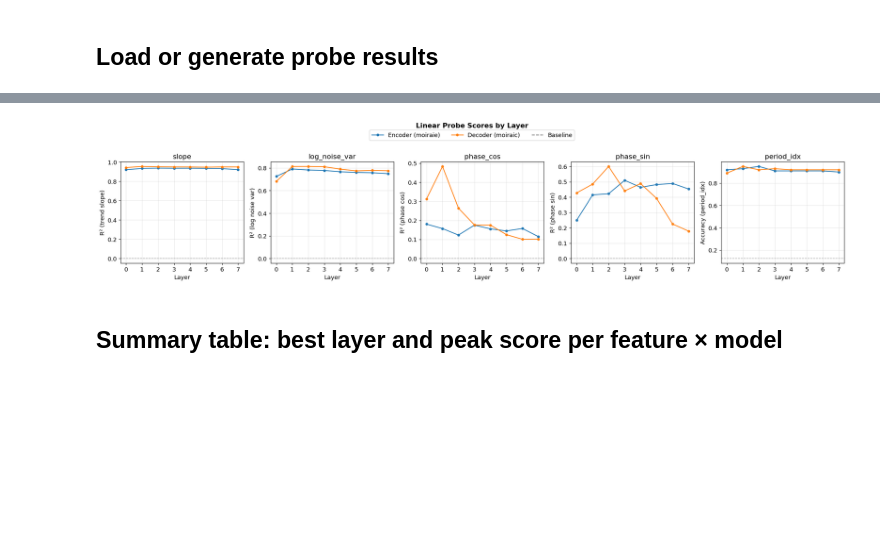
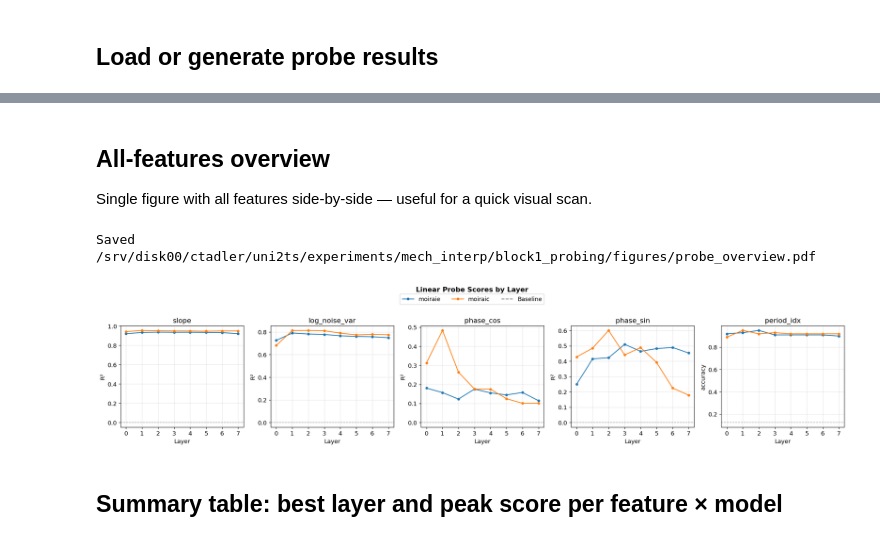
Before and after one commit to Coaster41/uni2ts, a Jupyter notebook: experiments/mech_interp/block1_probing/probe_eval.ipynb, the cells around one changed output, grey strips where cells are left out. Cells and saved outputs as stored; diff of their text form; code cells hidden in the pictures; blank space fills up the shorter version.

```diff
--- a/experiments/mech_interp/block1_probing/probe_eval.ipynb
+++ b/experiments/mech_interp/block1_probing/probe_eval.ipynb
@@ -26,4 +30,5 @@ python -m experiments.mech_interp.block1_probing.train_probes \
 # %%
+import glob
 import json
 import os
 import sys
@@ -31,7 +36,6 @@ import sys
 import matplotlib.pyplot as plt
 import numpy as np
 import pandas as pd
-import torch
 from matplotlib.lines import Line2D
 from sklearn.decomposition import PCA
 
@@ -49,12 +53,12 @@ from experiments.mech_interp.block1_probing.train_probes import (
 
 plt.rcParams.update({'figure.dpi': 120, 'font.size': 11})
 
-RESULTS_DIR = os.path.join(os.path.dirname(os.path.abspath('__file__')), 'results')
-MOIRAIE_JSON = os.path.join(RESULTS_DIR, 'moiraie.json')
-MOIRAIC_JSON = os.path.join(RESULTS_DIR, 'moiraic.json')
+# ── Paths ─────────────────────────────────────────────────────────────────────
+NOTEBOOK_DIR = os.path.dirname(os.path.abspath('__file__'))
+RESULTS_DIR = os.path.join(NOTEBOOK_DIR, 'results')
+FIGURES_DIR = os.path.join(NOTEBOOK_DIR, 'figures')
+os.makedirs(FIGURES_DIR, exist_ok=True)
 
-print(f"Results dir: {RESULTS_DIR}")
-print(f"moiraie.json exists: {os.path.exists(MOIRAIE_JSON)}")
-print(f"moiraic.json exists: {os.path.exists(MOIRAIC_JSON)}")
-device = 'cuda:7'
+print(f"Results dir : {RESULTS_DIR}")
+print(f"Figures dir : {FIGURES_DIR}")
 # %% [output]
@@ -133,60 +221,45 @@ Features: ['slope', 'log_noise_var', 'phase_cos', 'phase_sin', 'period_idx']
+# %% [markdown]
+## All-features overview
+
+Single figure with all features side-by-side — useful for a quick visual scan.
 # %%
-# Baselines
-BASELINES = {
-    'slope': 0.0,
-    'log_noise_var': 0.0,
-    'phase_cos': 0.0,
-    'phase_sin': 0.0,
-    'period_idx': 1.0 / 8,  # 8-class chance accuracy
-}
-
-SCORE_LABELS = {
-    'slope': 'R² (trend slope)',
-    'log_noise_var': 'R² (log noise var)',
-    'phase_cos': 'R² (phase cos)',
-    'phase_sin': 'R² (phase sin)',
-    'period_idx': 'Accuracy (period_idx)',
-}
-
-MODEL_COLORS = {'moiraie': 'tab:blue', 'moiraic': 'tab:orange'}
-MODEL_LABELS = {'moiraie': 'Encoder (moiraie)', 'moiraic': 'Decoder (moiraic)'}
-
-all_features = REGRESSION_FEATURES + CLASSIFICATION_FEATURES
-layers = list(range(num_layers))
-
 fig, axes = plt.subplots(1, len(all_features), figsize=(4 * len(all_features), 4), sharey=False)
 if len(all_features) == 1:
     axes = [axes]
 
 for ax, feature in zip(axes, all_features):
-    baseline = BASELINES.get(feature, 0.0)
-    ax.axhline(baseline, color='gray', linestyle='--', linewidth=1, alpha=0.7, label='Baseline')
-
-    for model_name, model_results in results.items():
+    meta = feature_meta.get(feature, {'type': 'regression', 'baseline': 0.0, 'metric': 'R²'})
+    ax.axhline(meta['baseline'], color='gray', linestyle='--', linewidth=1, alpha=0.7)
+    for model_name in model_names:
+        model_results = results[model_name]
         if feature not in model_results:
             continue
-        scores = [model_results[feature][l] for l in layers]
+        scores = [model_results[feature].get(l, float('nan')) for l in layers]
         ax.plot(layers, scores, marker='o', markersize=4,
-                color=MODEL_COLORS[model_name], label=MODEL_LABELS[model_name])
-
+                color=model_colors[model_name], label=model_name)
     ax.set_xlabel('Layer')
-    ax.set_ylabel(SCORE_LABELS.get(feature, feature))
+    ax.set_ylabel(meta['metric'])
     ax.set_title(feature)
     ax.set_xticks(layers)
     ax.grid(True, alpha=0.3)
 
-# Shared legend
 legend_elements = [
-    Line2D([0], [0], color=MODEL_COLORS['moiraie'], marker='o', markersize=4, label=MODEL_LABELS['moiraie']),
-    Line2D([0], [0], color=MODEL_COLORS['moiraic'], marker='o', markersize=4, label=MODEL_LABELS['moiraic']),
-    Line2D([0], [0], color='gray', linestyle='--', label='Baseline'),
-]
-fig.legend(handles=legend_elements, loc='upper center', ncol=3, bbox_to_anchor=(0.5, 1.05))
+    Line2D([0], [0], color=model_colors[n], marker='o', markersize=4, label=n)
+    for n in model_names
+] + [Line2D([0], [0], color='gray', linestyle='--', label='Baseline')]
+fig.legend(handles=legend_elements, loc='upper center', ncol=len(model_names) + 1,
+           bbox_to_anchor=(0.5, 1.05))
 fig.suptitle('Linear Probe Scores by Layer', y=1.08, fontsize=13, fontweight='bold')
 plt.tight_layout()
+
+overview_path = os.path.join(FIGURES_DIR, 'probe_overview.pdf')
+fig.savefig(overview_path, bbox_inches='tight')
+print(f"Saved {overview_path}")
 plt.show()
+plt.close(fig)
 # %% [output]
+Saved /srv/disk00/ctadler/uni2ts/experiments/mech_interp/block1_probing/figures/probe_overview.pdf
-[figure, old version]
+[figure, new version]
 # %% [markdown]
 ## Summary table: best layer and peak score per feature × model
 # %%
```
Also changed, not shown: parts of 13 cells of this notebook, 4 other files.
